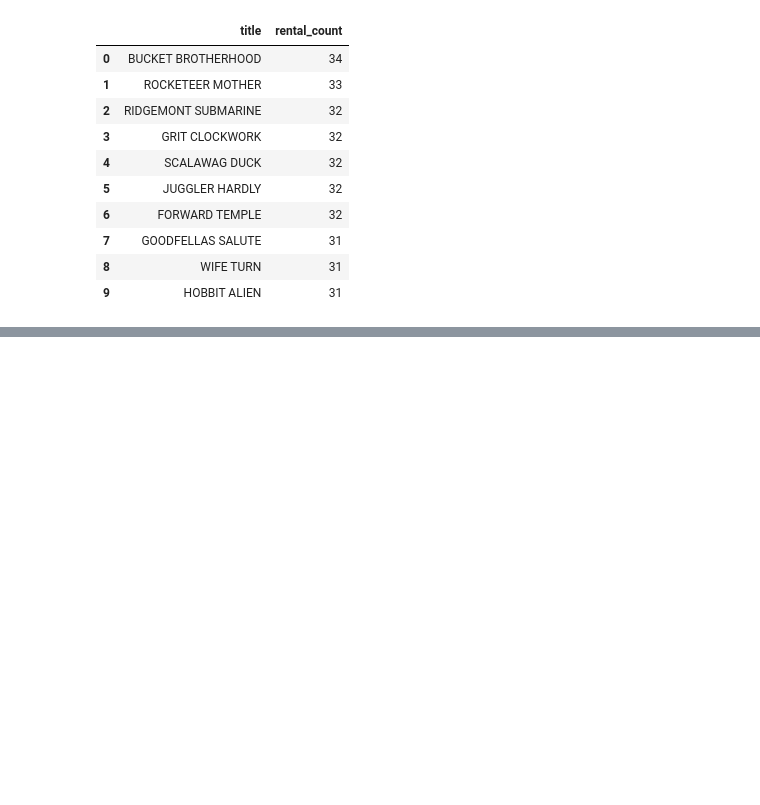
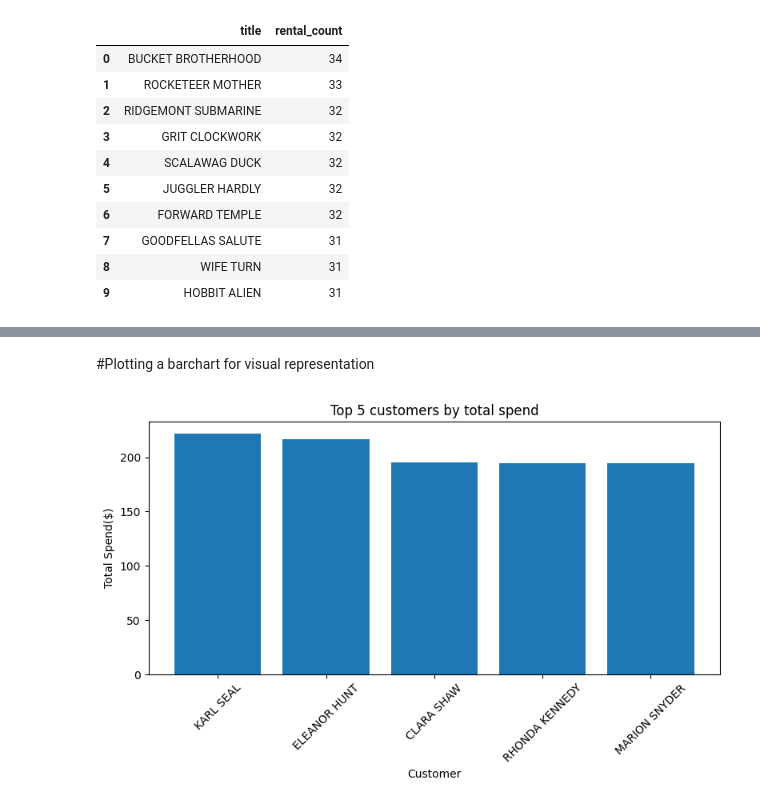
Before and after one commit to densen1995/sql_lab1_de25, a Jupyter notebook: eda.ipynb, the cells around one changed output, grey strips where cells are left out. Cells and saved outputs as stored; diff of their text form; code cells hidden in the pictures; blank space fills up the shorter version.

Commit message:
update task2 top 5 customers ny total spend and bar chart

```diff
--- a/eda.ipynb
+++ b/eda.ipynb
@@ -318,0 +322,15 @@ top_rented_movies.head(10) #limit to top 10
+# %%
+#join customer and payment tables to achieve this ,picking out specified rows
+top_customers= duckdb.sql("""
+SELECT
+    cu.customer_id,
+    cu.first_name || ' ' || cu.last_name AS customer_name,
+    SUM(p.amount) AS total_spend
+
+FROM customer cu
+JOIN payment p ON cu.customer_id = p.customer_id
+GROUP BY cu.customer_id, customer_name
+ORDER BY total_spend DESC;
+""").df()
+
+top_customers.head(5) #limit to top 5
@@ -318,0 +344,17 @@ top_rented_movies.head(10) #limit to top 10
+# %% [markdown]
+#Plotting a barchart for visual representation
+# %%
+#plotting the bar chart using OOP plot style to show top 5 customers by total spend
+fig, ax = plt.subplots(figsize=(8,5))
+
+ax.bar(top_customers.head(5)["customer_name"], top_customers.head(5)["total_spend"])
+
+ax.set_title("Top 5 customers by total spend")
+ax.set_xlabel("Customer")
+ax.set_ylabel("Total Spend($)")
+ax.tick_params(axis = 'x', rotation=45)
+
+plt.tight_layout()
+plt.show()
+# %% [output]
+[figure, added]
```
Also changed, not shown: parts of 3 cells of this notebook.
